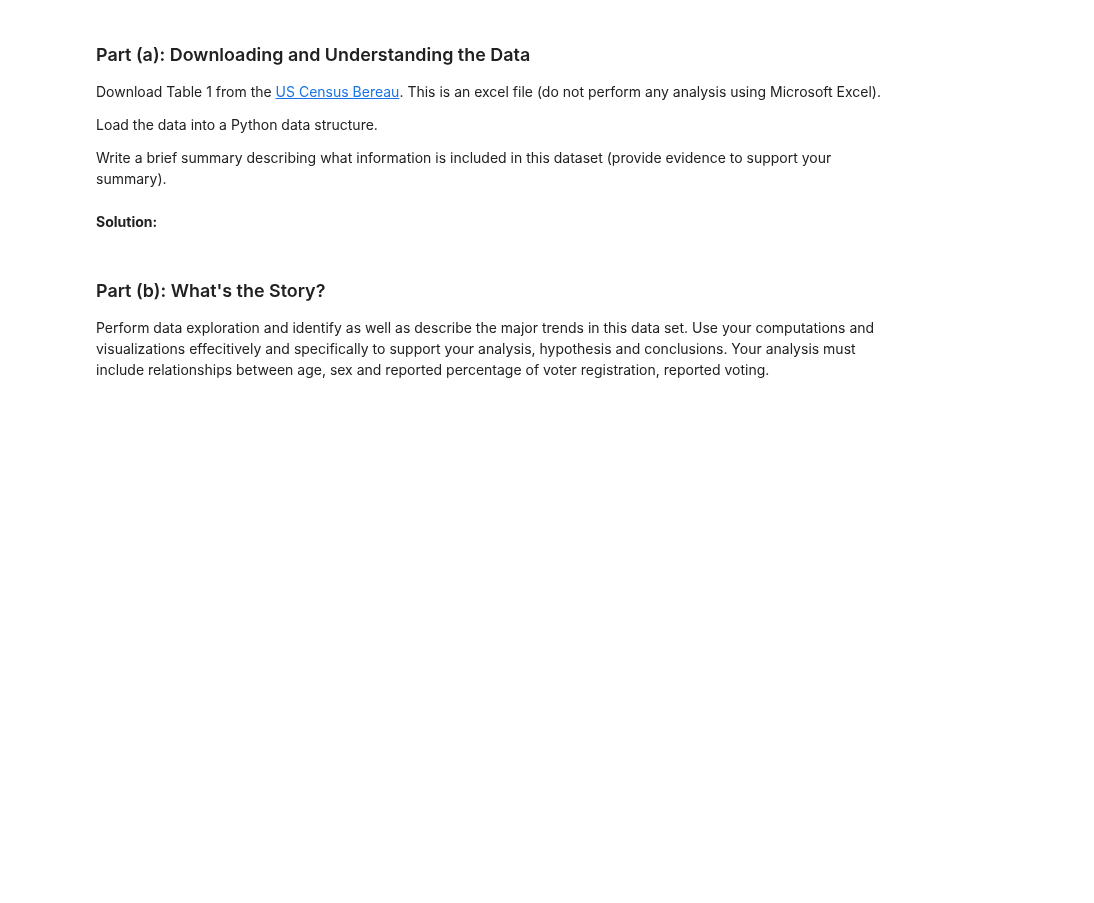
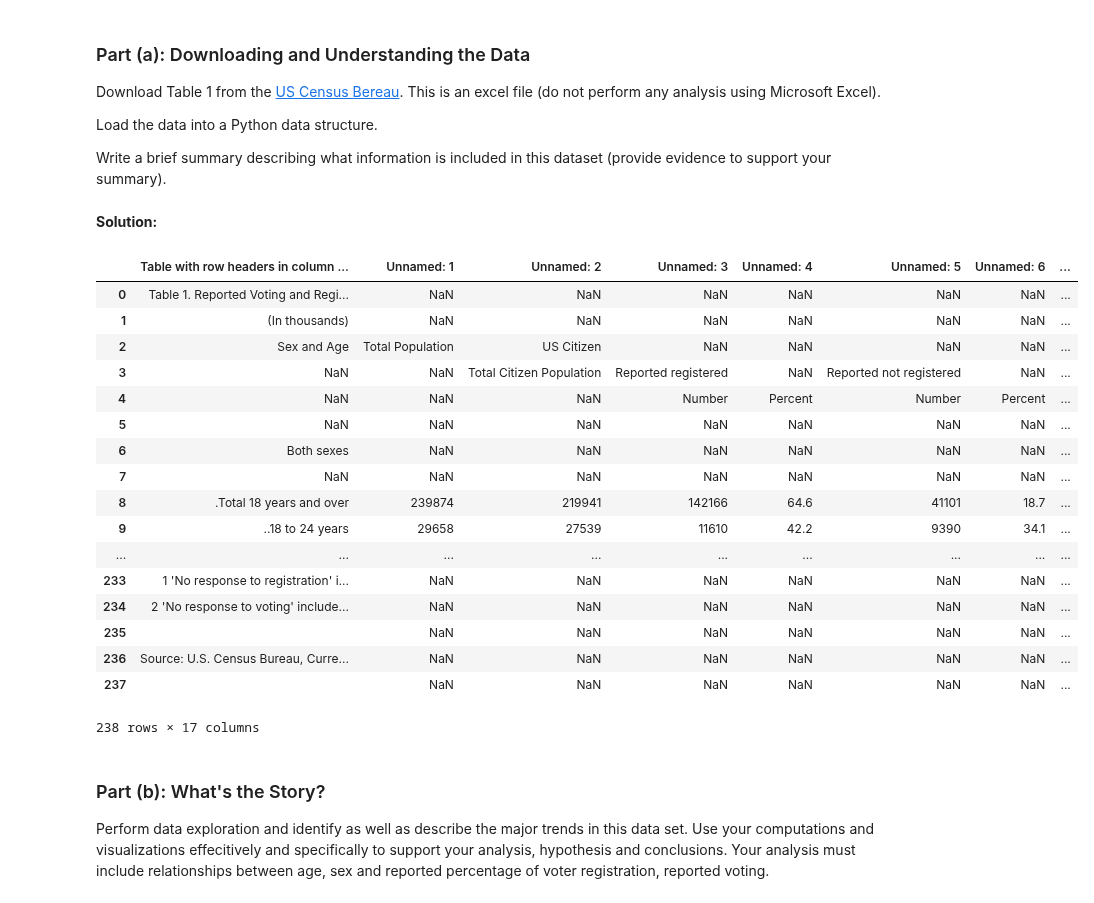
Before and after one commit to colbyZ/test1, a Jupyter notebook: src/main/python/hw1/Zambalayev_Timur_CSCI_E_109a_HW1.ipynb, the cells around one changed output. Saved outputs shown, nothing was run; the diff lists cells and outputs as text; code cells hidden in the pictures; blank space fills up the shorter version.

Commit message:
table01.xls

```diff
--- a/src/main/python/hw1/Zambalayev_Timur_CSCI_E_109a_HW1.ipynb
+++ b/src/main/python/hw1/Zambalayev_Timur_CSCI_E_109a_HW1.ipynb
@@ -740,6 +740,28 @@ Load the data into a Python data structure.
 Write a brief summary describing what information is included in this dataset (provide evidence to support your summary).
 # %% [markdown]
 **Solution:**
+# %%
+df = pd.read_excel('table01.xls')
+df
+# %% [output]
+|  | Table with row headers in column ... | Unnamed: 1 | Unnamed: 2 | Unnamed: 3 | Unnamed: 4 | Unnamed: 5 | Unnamed: 6 | ... |
+| 0 | Table 1. Reported Voting and Regi... | NaN | NaN | NaN | NaN | NaN | NaN | ... |
+| 1 | (In thousands) | NaN | NaN | NaN | NaN | NaN | NaN | ... |
+| 2 | Sex and Age | Total Population | US Citizen | NaN | NaN | NaN | NaN | ... |
+| 3 | NaN | NaN | Total Citizen Population | Reported registered | NaN | Reported not registered | NaN | ... |
+| 4 | NaN | NaN | NaN | Number | Percent | Number | Percent | ... |
+| 5 | NaN | NaN | NaN | NaN | NaN | NaN | NaN | ... |
+| 6 | Both sexes | NaN | NaN | NaN | NaN | NaN | NaN | ... |
+| 7 | NaN | NaN | NaN | NaN | NaN | NaN | NaN | ... |
+| 8 | .Total 18 years and over | 239874 | 219941 | 142166 | 64.6 | 41101 | 18.7 | ... |
+| 9 | ..18 to 24 years | 29658 | 27539 | 11610 | 42.2 | 9390 | 34.1 | ... |
+| ... | ... | ... | ... | ... | ... | ... | ... | ... |
+| 233 | 1 'No response to registration' i... | NaN | NaN | NaN | NaN | NaN | NaN | ... |
+| 234 | 2 'No response to voting' include... | NaN | NaN | NaN | NaN | NaN | NaN | ... |
+| 235 |  | NaN | NaN | NaN | NaN | NaN | NaN | ... |
+| 236 | Source: U.S. Census Bureau, Curre... | NaN | NaN | NaN | NaN | NaN | NaN | ... |
+| 237 |  | NaN | NaN | NaN | NaN | NaN | NaN | ... |
+238 rows × 17 columns
 # %% [markdown]
 ### Part (b): What's the Story?
 
```
Also changed, not shown: 1 other file.
